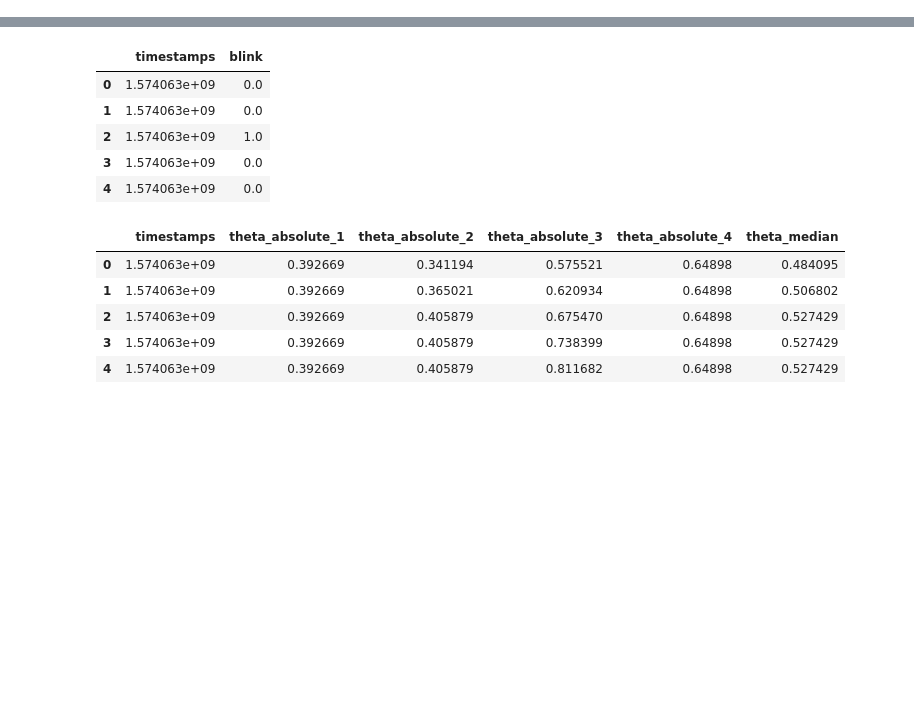
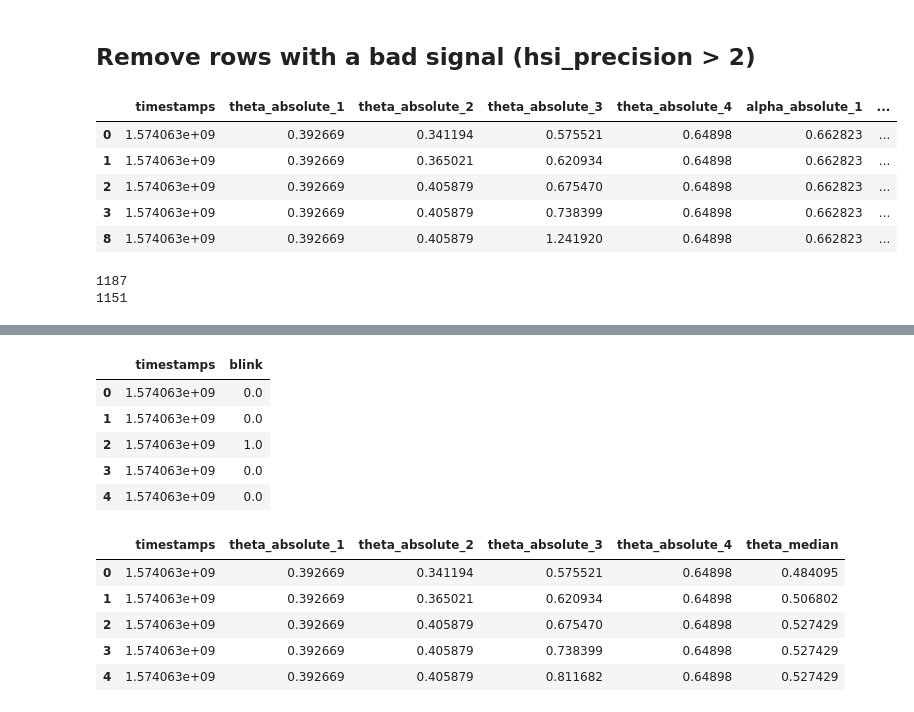
Before and after one commit to kathriwa/HASE19_Music_Project, a Jupyter notebook: eeg_analysis.ipynb, the cells around one changed output, grey strips where cells are left out. Saved outputs shown, nothing was run; the diff lists cells and outputs as text; code cells hidden in the pictures; blank space fills up the shorter version.

```diff
--- a/eeg_analysis.ipynb
+++ b/eeg_analysis.ipynb
@@ -23,0 +90,19 @@ elif task == 'break':
+# %% [markdown]
+## Remove rows with a bad signal (hsi_precision > 2)
+# %%
+df_good_signal = df_clean[(df_clean.hsi_precision_1 < 3) & (df_clean.hsi_precision_2 < 3) &
+                          (df_clean.hsi_precision_3 < 3) & (df_clean.hsi_precision_4 < 3)]
+df_good_signal.head()
+# %% [output]
+|  | timestamps | theta_absolute_1 | theta_absolute_2 | theta_absolute_3 | theta_absolute_4 | alpha_absolute_1 | ... |
+| 0 | 1.574063e+09 | 0.392669 | 0.341194 | 0.575521 | 0.64898 | 0.662823 | ... |
+| 1 | 1.574063e+09 | 0.392669 | 0.365021 | 0.620934 | 0.64898 | 0.662823 | ... |
+| 2 | 1.574063e+09 | 0.392669 | 0.405879 | 0.675470 | 0.64898 | 0.662823 | ... |
+| 3 | 1.574063e+09 | 0.392669 | 0.405879 | 0.738399 | 0.64898 | 0.662823 | ... |
+| 8 | 1.574063e+09 | 0.392669 | 0.405879 | 1.241920 | 0.64898 | 0.662823 | ... |
+# %%
+print(len(df_clean))
+print(len(df_good_signal))
+# %% [output]
+1187
+1151
```
Also changed, not shown: parts of 15 cells of this notebook.
